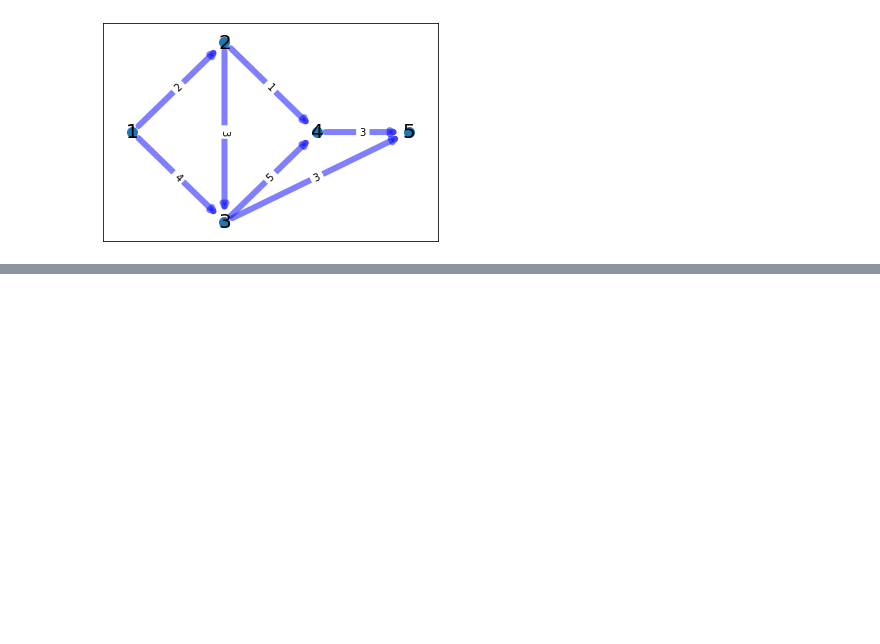
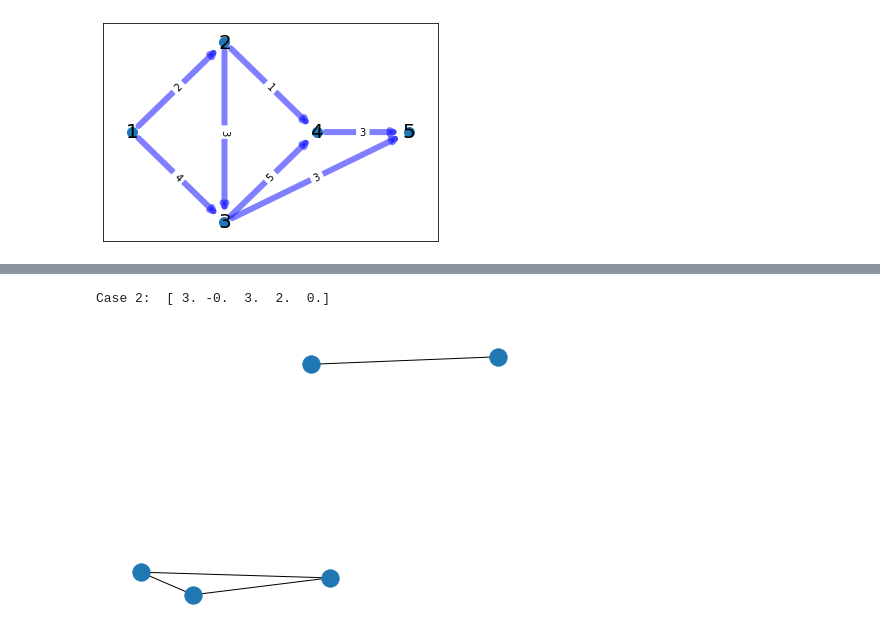
Before and after one commit to andrejkk/OPvTK, a Jupyter notebook: AKosir-OPvTK-Lec04-GraphTheory_SLO.ipynb, the cells around one changed output, grey strips where cells are left out. Cells and saved outputs as stored; diff of their text form; code cells hidden in the pictures; blank space fills up the shorter version.

```diff
--- a/AKosir-OPvTK-Lec04-GraphTheory_SLO.ipynb
+++ b/AKosir-OPvTK-Lec04-GraphTheory_SLO.ipynb
@@ -362,3 +419,36 @@ plt.show()
+# %%
+import networkx as nx
+import matplotlib.pyplot as plt
+import graphviz as grv
+
+# -----------------------------------------------------------------
+# Case 2: Two component graph
+# Set adjacency matrix
+A = np.array([
+    [0, 1, 1, 0, 0],
+    [1, 0, 1, 0, 0],
+    [1, 1, 0, 0, 0],
+    [0, 0, 0, 0, 1],
+    [0, 0, 0, 1, 0]])
+
+# Laplace matrix
+D_d = np.diag([sum(A[i, :]) for i in range(len(A))])
+L = D_d - A
+
+spec_L = np.linalg.eigvals(L)
+print ('Case 2: ', np.round(spec_L, 6))
+
+# Conclusion: number of 0 in spectrum is 2, therefore there are two components of the graph
+
+# Create graph
+G = nx.from_numpy_matrix(A)
+# Draw it
+plt.figure(1)
+nx.draw(G)
+plt.show()
+# %% [output]
+Case 2:  [ 3. -0.  3.  2.  0.]
+[figure, added]
 # %% [markdown]
 <div style="display:flex;font-weight:bold;font-size:0.9em;">
 <div style="flex:1;width:50%;"> 4. Teorija grafov </div>
```
Also changed, not shown: parts of 6 cells of this notebook, 3 other files.
